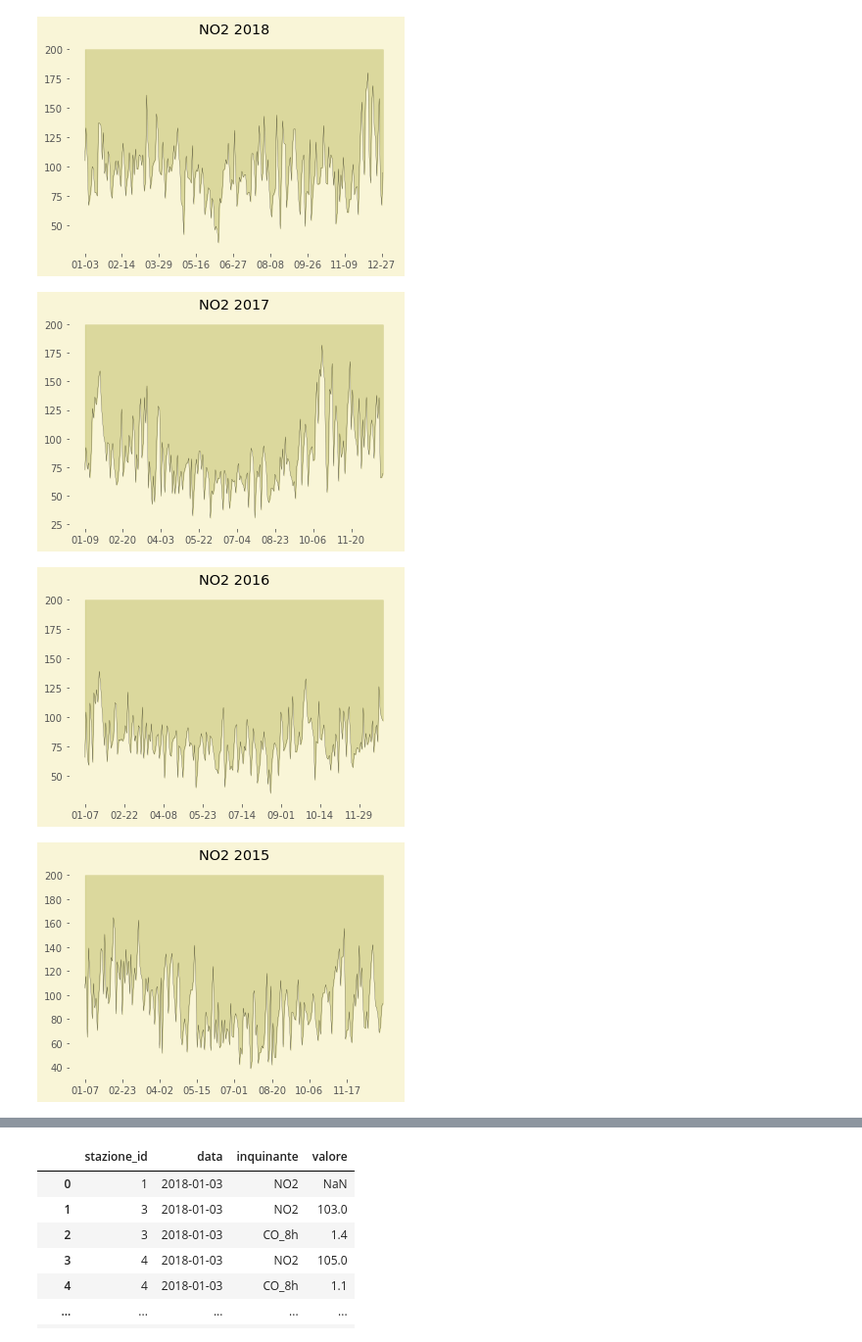
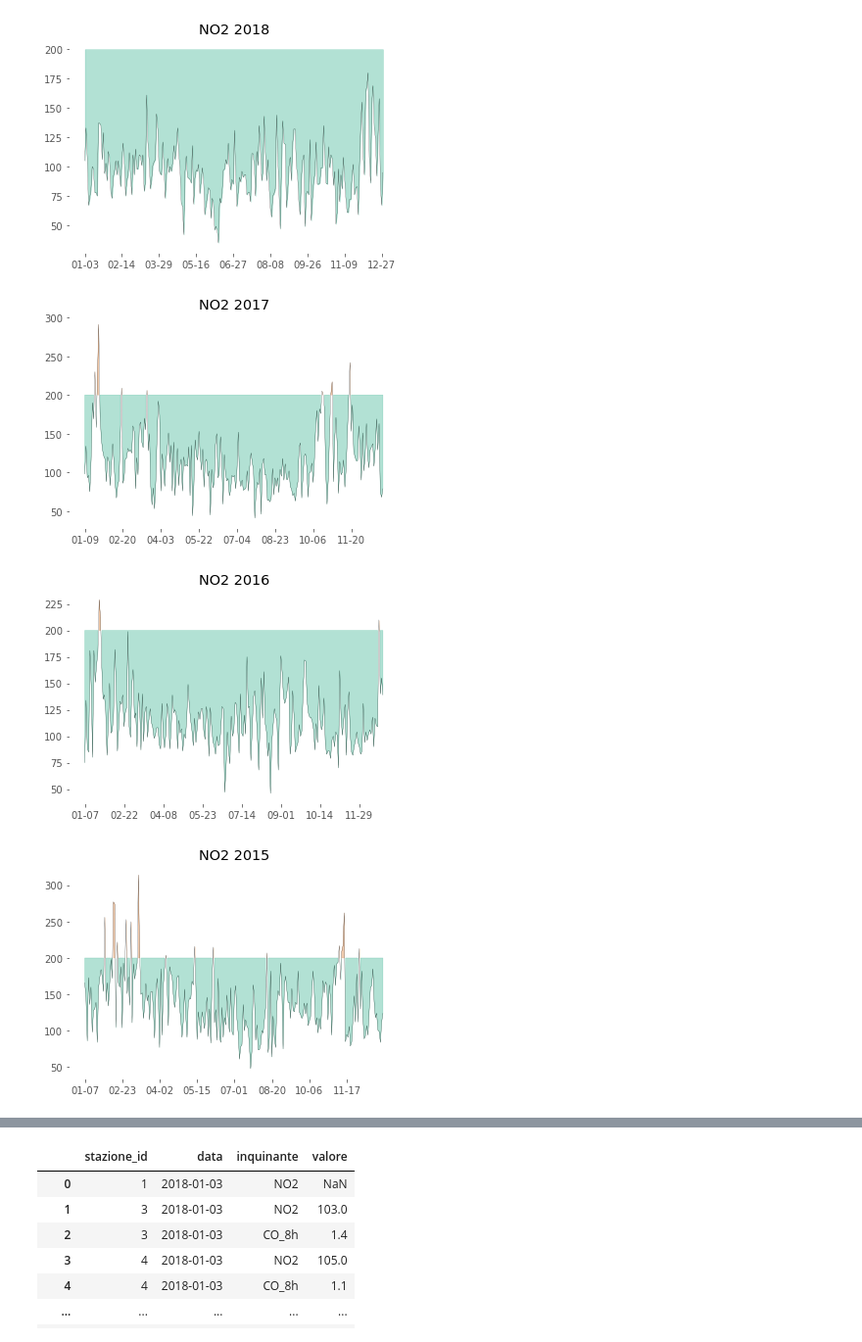
Before and after one commit to prometheus404/progetto_visualizzazione, a Jupyter notebook: pollution/pollution_area_chart.ipynb, the cells around one changed output, grey strips where cells are left out. Shown: that part at 98% size. Saved outputs shown, nothing was run; the diff lists cells and outputs as text; code cells hidden in the pictures.

```diff
--- a/pollution/pollution_area_chart.ipynb
+++ b/pollution/pollution_area_chart.ipynb
@@ -21,7 +21,15 @@ palette_gruv = {
     'purple': '#8f3f71',
     'blue': '#076678'
 }
-palette = palette_gruv
+palette_colorblind = {
+    'white': 'white',
+    'black': 'black',
+    'green': '#009e73',
+    'red':   '#d55e00',
+    'purple': '#cc79a7',
+    'blue': '#0072b2'
+}
+palette = palette_colorblind
 # %%
 pollution2018 = pd.read_csv('../csv/pollution_detection/ds459_qaria_datoariagiornostazione_year-2018.csv', sep=';')
 pollution2017 = pd.read_csv('../csv/pollution_detection/ds460_qaria_datoariagiornostazione_year-2017.csv', sep=';')
@@ -61,12 +69,12 @@ def area_plot(dataset, substance, max_daily, mode='mean'):
     plt.show()
 # %%
 area_plot(pollution2018, 'NO2', 200, 'max') # one hour average
-area_plot(pollution2017, 'NO2', 200)
-area_plot(pollution2016, 'NO2', 200)
-area_plot(pollution2015, 'NO2', 200)
-area_plot(pollution2014, 'NO2', 200)
+area_plot(pollution2017, 'NO2', 200, 'max')
+area_plot(pollution2016, 'NO2', 200, 'max')
+area_plot(pollution2015, 'NO2', 200, 'max')
+area_plot(pollution2014, 'NO2', 200, 'max')
 # %% [output]
-[figure, old version]
+[figure, new version]
-[figure, old version]
+[figure, new version]
-[figure, old version]
+[figure, new version]
-[figure, old version]
+[figure, new version]
```
Also changed, not shown: parts of 8 cells of this notebook.
